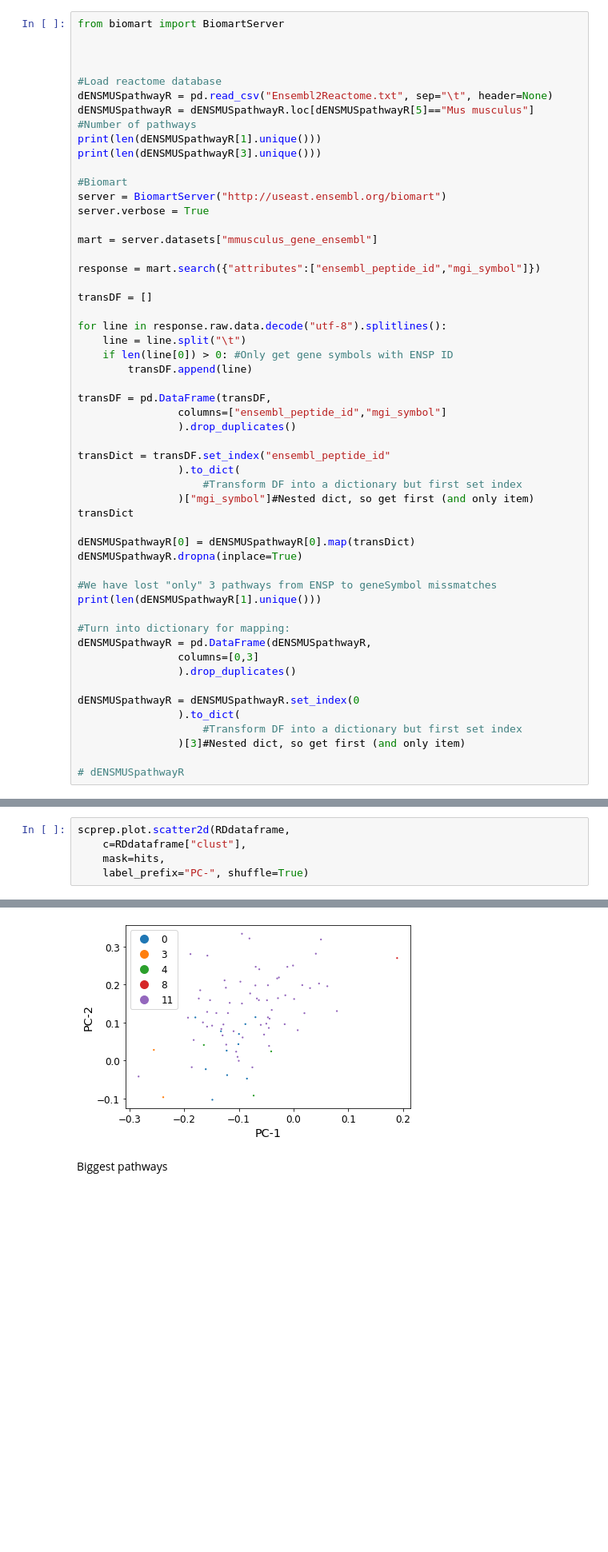
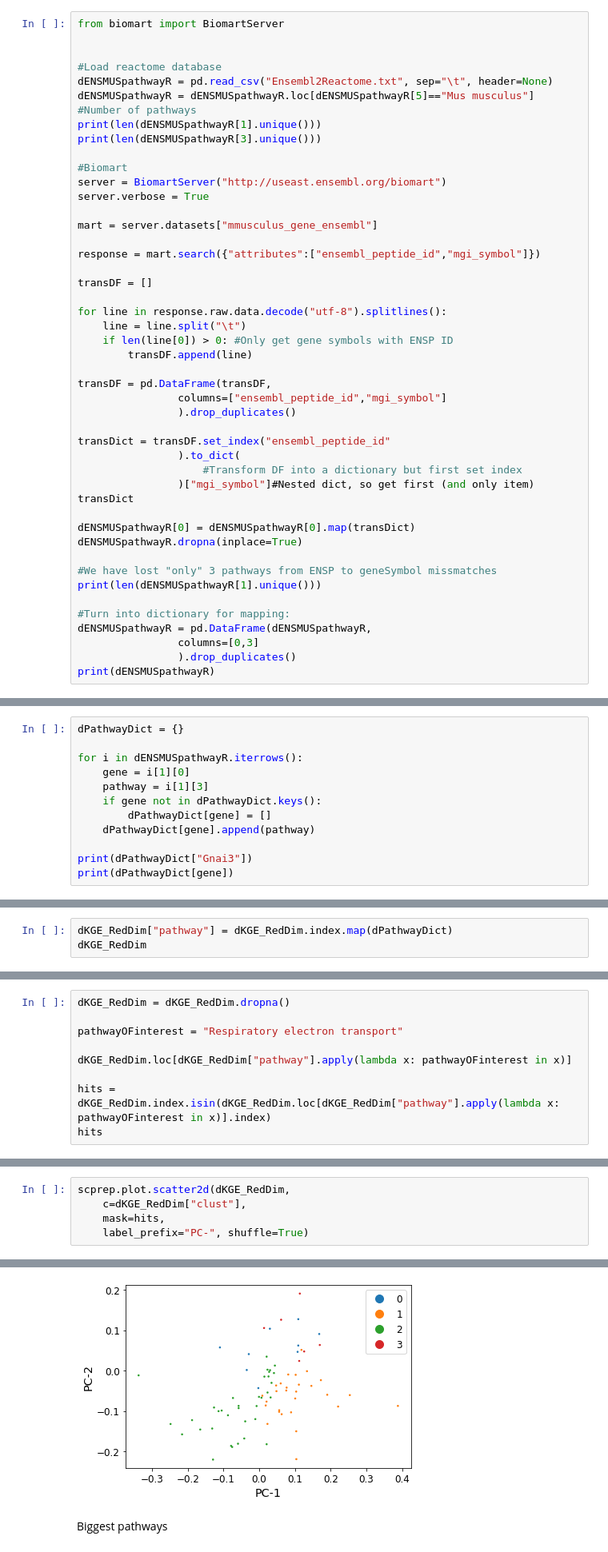
Before and after one commit to FerranC96/sKG4cellCommns, a Jupyter notebook: one.ipynb, the cells around one changed output, grey strips where cells are left out. Shown at 80% size. Cells and saved outputs as stored; diff of their text form; blank space fills up the shorter version.

```diff
--- a/one.ipynb
+++ b/one.ipynb
@@ -728,7 +884,6 @@ Future application could use Reactome IDS, for gene Symbols can be trivially con
 Also nOte that ideally Antibodies from a cytof panel woud need to be fuzzy matched against Reactome EWAS names to get a REactome ID specific to a certain PTM. OTherwise, use ENSP ID to ReactomeEWAS
 # %%
 from biomart import BiomartServer
-
 
 
 #Load reactome database
@@ -773,10 +928,4 @@ print(len(dENSMUSpathwayR[1].unique()))
 dENSMUSpathwayR = pd.DataFrame(dENSMUSpathwayR,
                 columns=[0,3]
                 ).drop_duplicates()
-
-dENSMUSpathwayR = dENSMUSpathwayR.set_index(0
-                ).to_dict(
-                    #Transform DF into a dictionary but first set index
-                )[3]#Nested dict, so get first (and only item)
-
-# dENSMUSpathwayR
+print(dENSMUSpathwayR)
@@ -802,0 +952,12 @@ RDdataframe
+# %%
+dPathwayDict = {}
+
+for i in dENSMUSpathwayR.iterrows():
+    gene = i[1][0]
+    pathway = i[1][3]
+    if gene not in dPathwayDict.keys():
+        dPathwayDict[gene] = []
+    dPathwayDict[gene].append(pathway)
+
+print(dPathwayDict["Gnai3"])
+print(dPathwayDict[gene])
@@ -802,0 +967,3 @@ RDdataframe
+# %%
+dKGE_RedDim["pathway"] = dKGE_RedDim.index.map(dPathwayDict)
+dKGE_RedDim
@@ -917,0 +1072,9 @@ hits = RDdataframe.index.isin(RDdataframe.loc[RDdataframe["pathway"]==pathawayOF
+# %%
+dKGE_RedDim = dKGE_RedDim.dropna()
+
+pathwayOFinterest = "Respiratory electron transport"
+
+dKGE_RedDim.loc[dKGE_RedDim["pathway"].apply(lambda x: pathwayOFinterest in x)]
+
+hits = dKGE_RedDim.index.isin(dKGE_RedDim.loc[dKGE_RedDim["pathway"].apply(lambda x: pathwayOFinterest in x)].index)
+hits
@@ -918,11 +1083,11 @@ hits = RDdataframe.index.isin(RDdataframe.loc[RDdataframe["pathway"]==pathawayOF
 # %%
-scprep.plot.scatter2d(RDdataframe,
-    c=RDdataframe["clust"],
+scprep.plot.scatter2d(dKGE_RedDim,
+    c=dKGE_RedDim["clust"],
     mask=hits,
     label_prefix="PC-", shuffle=True)
 # %% [output]
 <AxesSubplot:xlabel='PC-1', ylabel='PC-2'>
-[figure, old version]
+[figure, new version]
 # %% [markdown]
 Biggest pathways
 # %%
```
Also changed, not shown: parts of 30 cells of this notebook, 1 other file.
